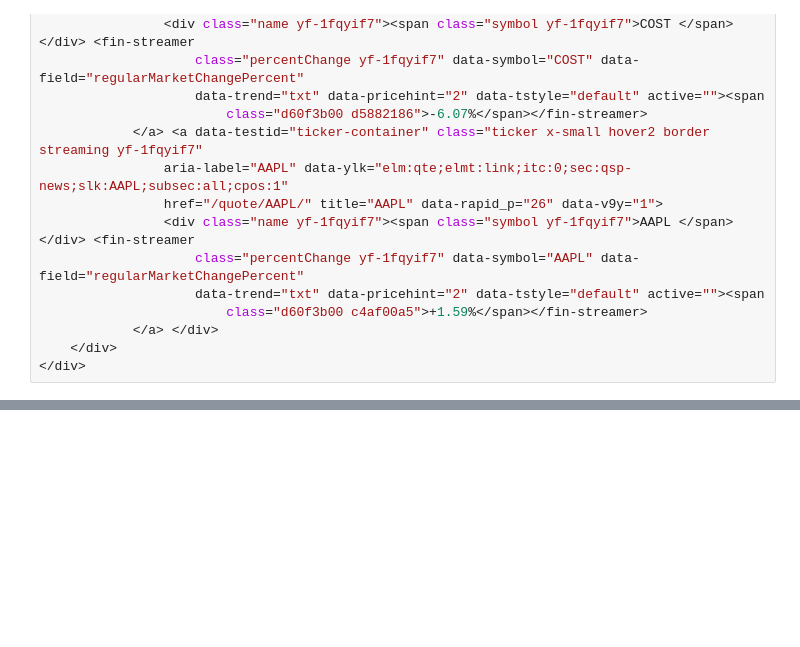
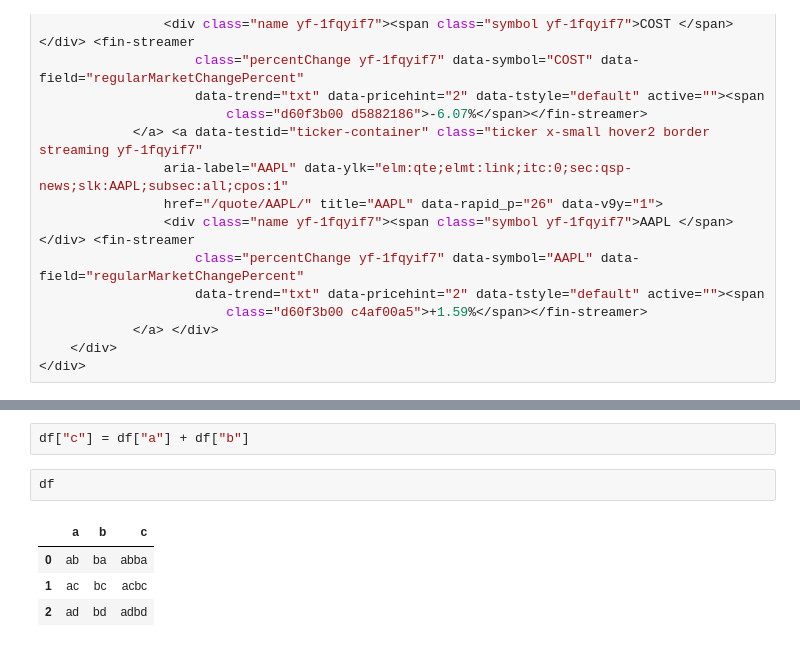
Before and after one commit to CKAbundant/sentiment, a Jupyter notebook: poc.ipynb, the cells around one changed output, grey strips where cells are left out. Saved outputs shown, nothing was run; the diff lists cells and outputs as text; blank space fills up the shorter version.

```diff
--- a/poc.ipynb
+++ b/poc.ipynb
@@ -337,0 +412,9 @@ ReadTimeoutError: HTTPConnectionPool(host='localhost', port=37797): Read timed o
+# %%
+df["c"] = df["a"] + df["b"]
+# %%
+df
+# %% [output]
+|  | a | b | c |
+| 0 | ab | ba | abba |
+| 1 | ac | bc | acbc |
+| 2 | ad | bd | adbd |
```
Also changed, not shown: parts of 17 cells of this notebook, 8 other files.
